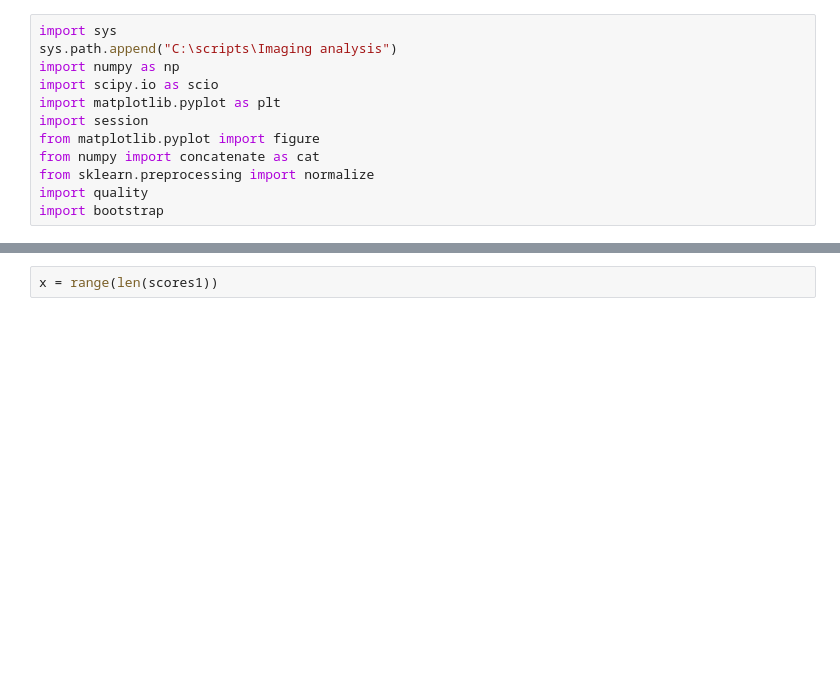
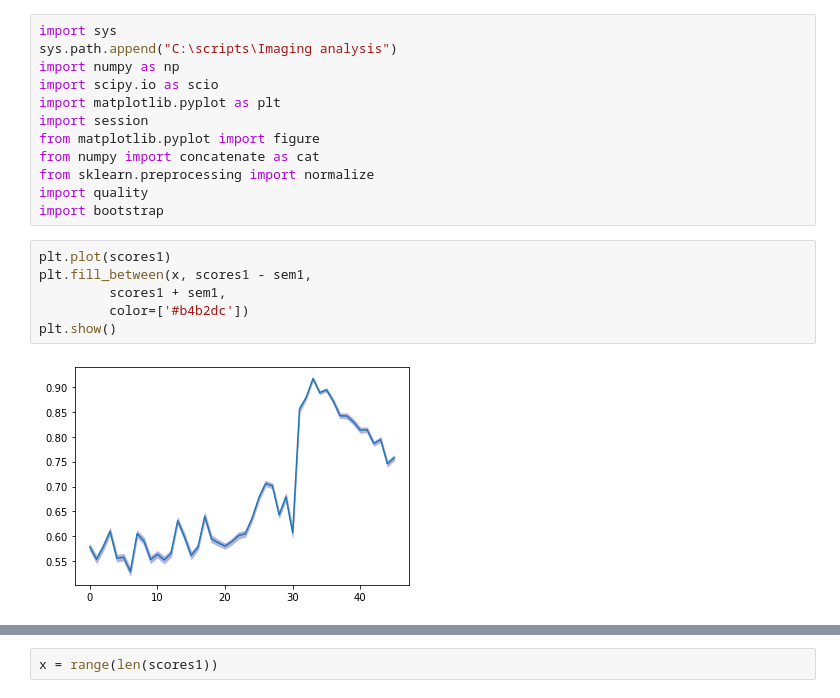
Before and after one commit to catherinewang99/2pimagingAnalysis, a Jupyter notebook: decoder.ipynb, the cells around one changed output, grey strips where cells are left out. Cells and saved outputs as stored; diff of their text form; blank space fills up the shorter version.

```diff
--- a/decoder.ipynb
+++ b/decoder.ipynb
@@ -10,3 +10,11 @@ from numpy import concatenate as cat
 from sklearn.preprocessing import normalize
 import quality
 import bootstrap
+# %%
+plt.plot(scores1)
+plt.fill_between(x, scores1 - sem1,
+         scores1 + sem1,
+         color=['#b4b2dc'])
+plt.show()
+# %% [output]
+[figure, added]
```
Also changed, not shown: parts of 8 cells of this notebook, 7 other files.
